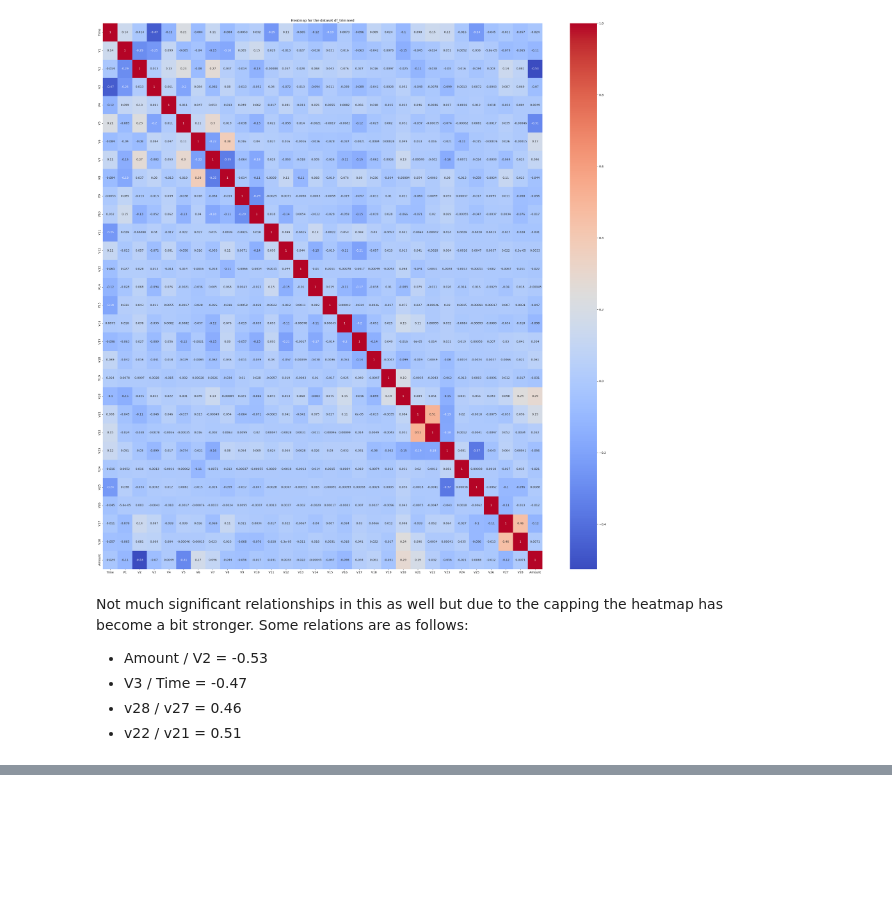
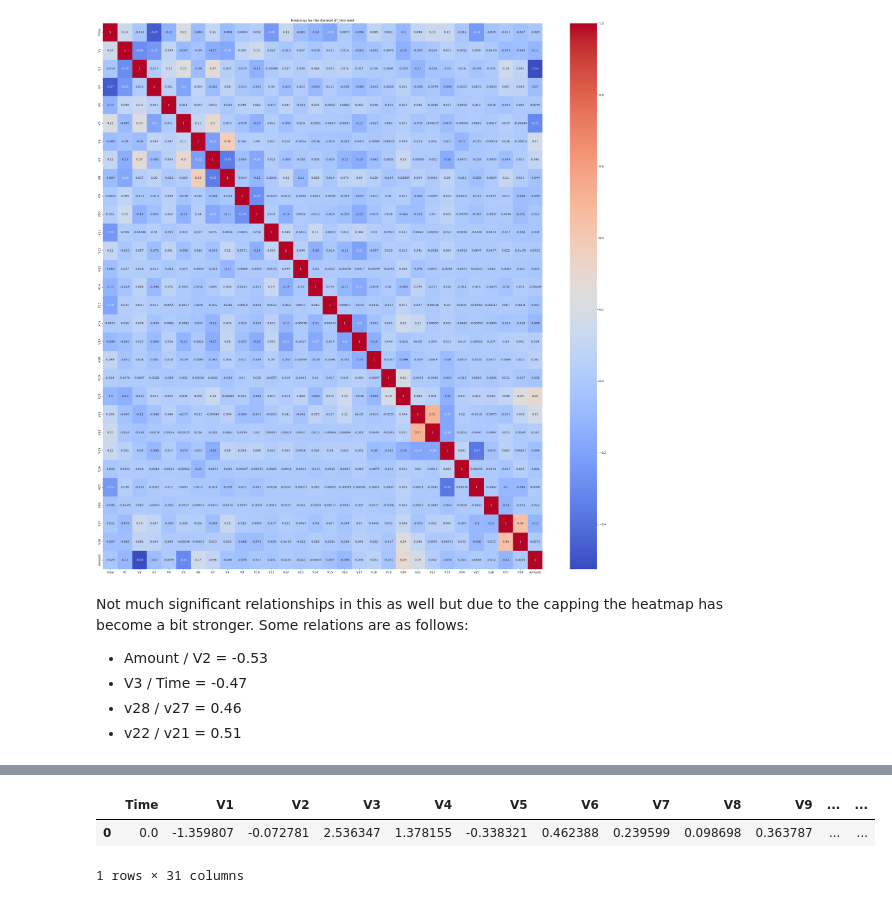
Before and after one commit to Dhairya-Dave-0204/Python-Learining, a Jupyter notebook: CreditCardFraudDetection/ModelTraining/CheckAndTrain.ipynb, the cells around one changed output, grey strips where cells are left out. Drawn from its saved outputs; the diff is of its cells as text; code cells hidden in the pictures; blank space fills up the shorter version.

```diff
--- a/CreditCardFraudDetection/ModelTraining/CheckAndTrain.ipynb
+++ b/CreditCardFraudDetection/ModelTraining/CheckAndTrain.ipynb
@@ -257,0 +327,6 @@ Not much significant relationships in this as well but due to the capping the he
+# %%
+dfcopy.head(1)
+# %% [output]
+|  | Time | V1 | V2 | V3 | V4 | V5 | V6 | V7 | V8 | V9 | ... | ... |
+| 0 | 0.0 | -1.359807 | -0.072781 | 2.536347 | 1.378155 | -0.338321 | 0.462388 | 0.239599 | 0.098698 | 0.363787 | ... | ... |
+1 rows × 31 columns
```
Also changed, not shown: parts of 12 cells of this notebook.
